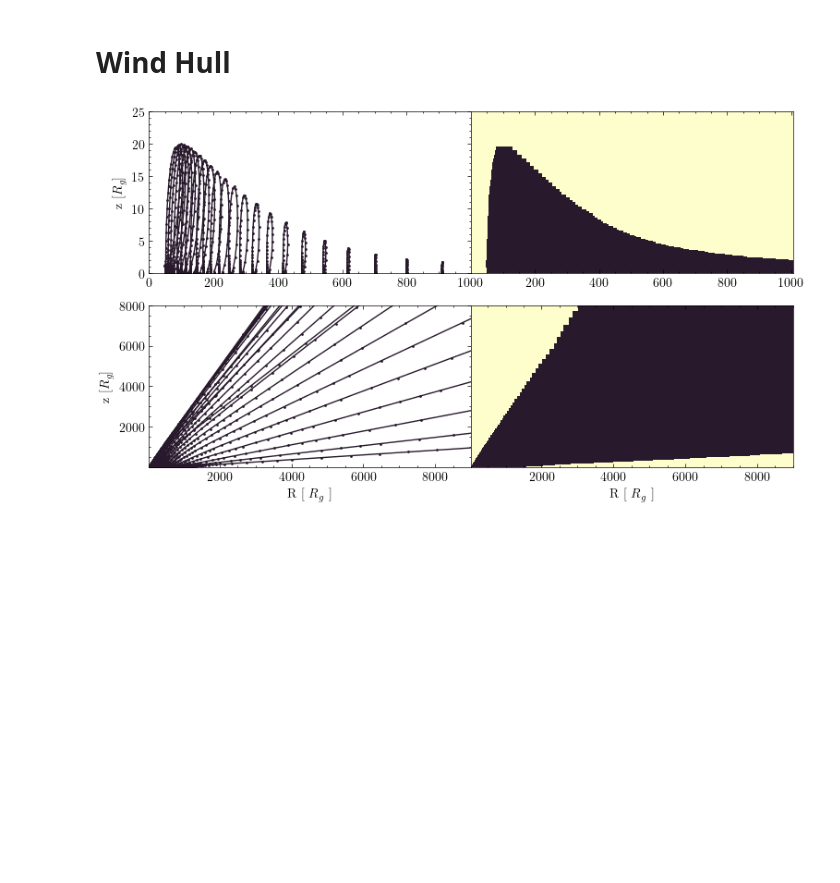
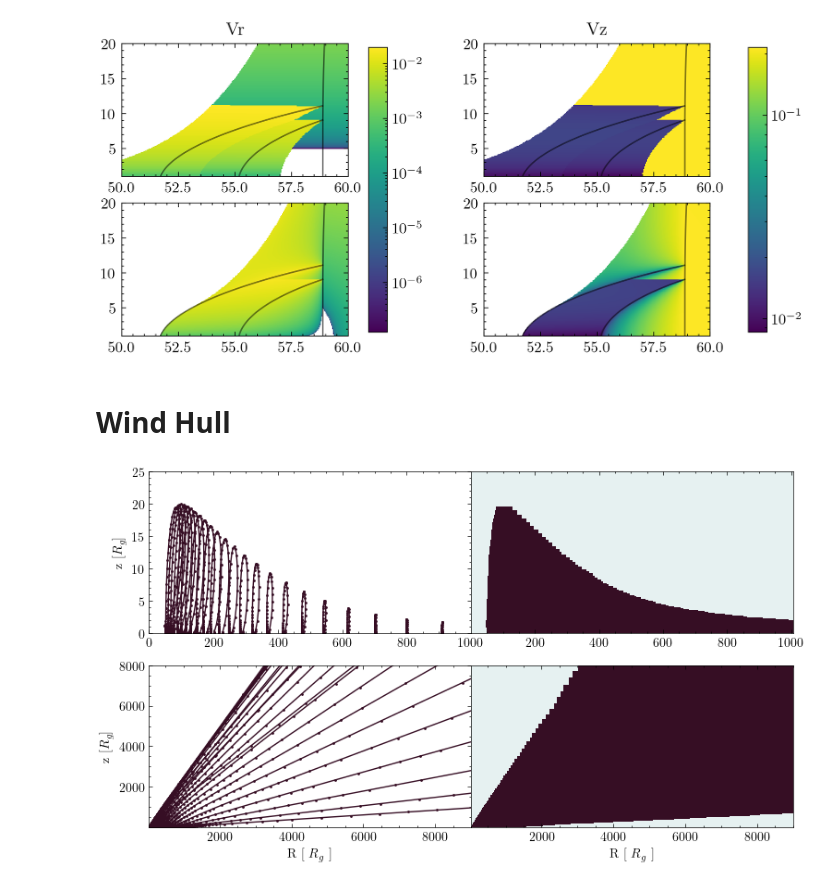
Before and after one commit to arnauqb/Qwind.jl, a Jupyter notebook: papers/paper2/rt_plots.ipynb, the cells around one changed output. Cells and saved outputs as stored; diff of their text form; code cells hidden in the pictures; blank space fills up the shorter version.

```diff
--- a/papers/paper2/rt_plots.ipynb
+++ b/papers/paper2/rt_plots.ipynb
@@ -52,3 +201,33 @@ ColorMap "cmap"
+# %%
+fig, ax = plt.subplots(2, 2, figsize=(2*mnras_width, mnras_width))
+cm1 = ax[1,1].pcolormesh(velocity_grid_nn.r_range, velocity_grid_nn.z_range, velocity_grid_nn.vr_grid', norm=LogNorm(), shading="auto")
+cm1 = ax[2,1].pcolormesh(velocity_grid_linear.r_range, velocity_grid_linear.z_range, velocity_grid_linear.vr_grid', norm=LogNorm(),shading="auto")
+cm2 = ax[1,2].pcolormesh(velocity_grid_nn.r_range, velocity_grid_nn.z_range, velocity_grid_nn.vz_grid', norm=LogNorm(),shading="auto" )
+cm2 = ax[2,2].pcolormesh(velocity_grid_linear.r_range, velocity_grid_linear.z_range, velocity_grid_linear.vz_grid', norm=LogNorm(),shading="auto" )
+
+for axis in ax
+    for integ_reduced in integrators_reduced
+        axis.plot(integ_reduced.r, integ_reduced.z, color = "black", alpha=0.5)
+    end
+end
+
+ax[1,1].set_title("Vr")
+ax[1,2].set_title("Vz")
+
+cbar_ax = fig.add_axes([0.45, 0.12, 0.025, 0.75])
+cbar = fig.colorbar(cm1, cax=cbar_ax)
+
+cbar_ax = fig.add_axes([0.95, 0.12, 0.025, 0.75])
+cbar = fig.colorbar(cm2, cax=cbar_ax)
+
+
+for axis in ax
+    axis.set_xlim(50, 60)
+    axis.set_ylim(1, 20)
+end
+plt.subplots_adjust(wspace=0.6)
+# %% [output]
+[figure, added]
 # %% [markdown]
 # Wind Hull
 # %%
```
Also changed, not shown: parts of 19 cells of this notebook, 9 other files.
